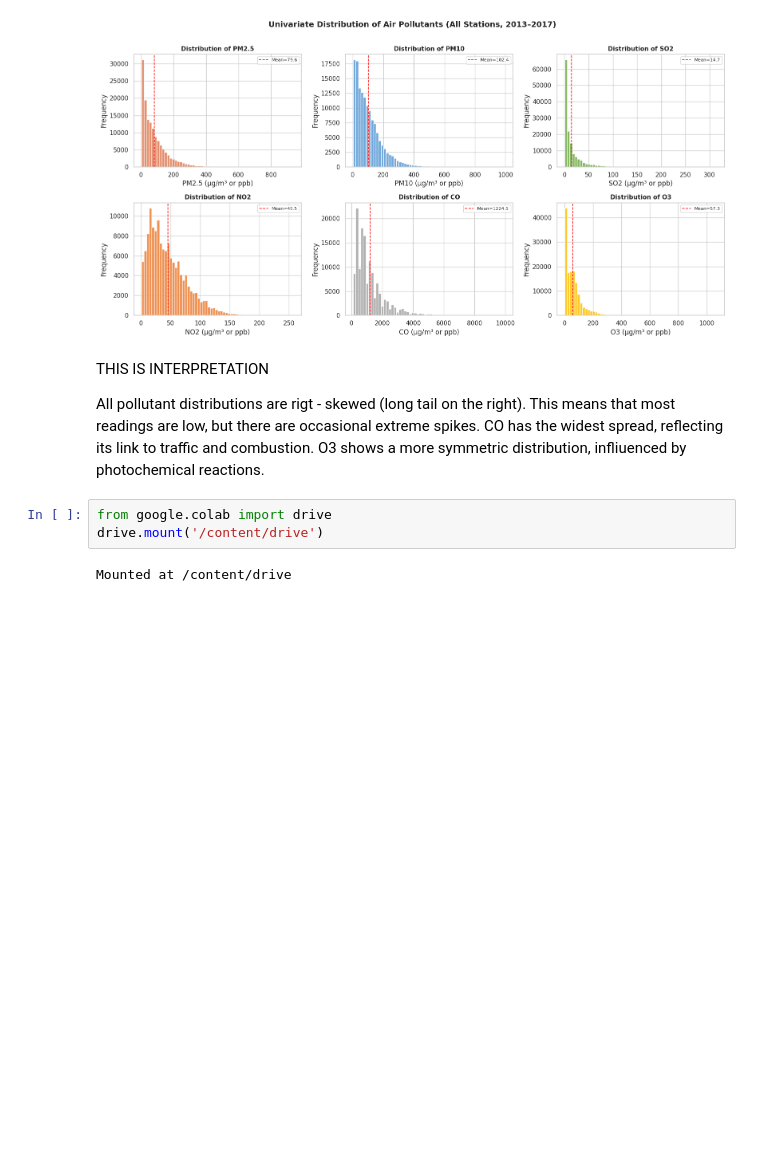
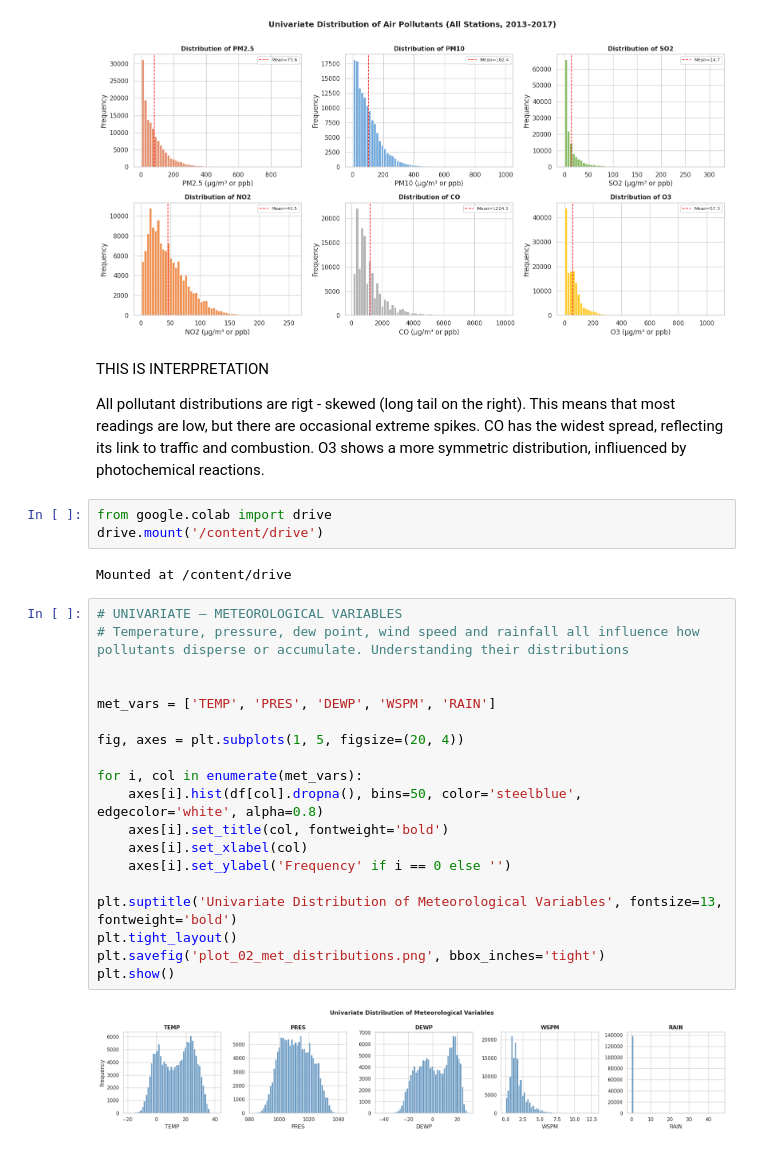
Before and after one commit to AJasa1983/Assessment_Repo, a Jupyter notebook: programmng_for_Data_Analysis_st20350980.ipynb, the cells around one changed output. Saved outputs shown, nothing was run; the diff lists cells and outputs as text; blank space fills up the shorter version.

Commit message:
Added visualization of  Distribution of Meteorological Variables

```diff
--- a/programmng_for_Data_Analysis_st20350980.ipynb
+++ b/programmng_for_Data_Analysis_st20350980.ipynb
@@ -440,3 +440,24 @@ from google.colab import drive
 drive.mount('/content/drive')
 # %% [output]
 Mounted at /content/drive
+# %%
+# UNIVARIATE — METEOROLOGICAL VARIABLES
+# Temperature, pressure, dew point, wind speed and rainfall all influence how pollutants disperse or accumulate. Understanding their distributions
+
+
+met_vars = ['TEMP', 'PRES', 'DEWP', 'WSPM', 'RAIN']
+
+fig, axes = plt.subplots(1, 5, figsize=(20, 4))
+
+for i, col in enumerate(met_vars):
+    axes[i].hist(df[col].dropna(), bins=50, color='steelblue', edgecolor='white', alpha=0.8)
+    axes[i].set_title(col, fontweight='bold')
+    axes[i].set_xlabel(col)
+    axes[i].set_ylabel('Frequency' if i == 0 else '')
+
+plt.suptitle('Univariate Distribution of Meteorological Variables', fontsize=13, fontweight='bold')
+plt.tight_layout()
+plt.savefig('plot_02_met_distributions.png', bbox_inches='tight')
+plt.show()
+# %% [output]
+[figure, added]
```
Also changed, not shown: parts of 1 cell of this notebook.
